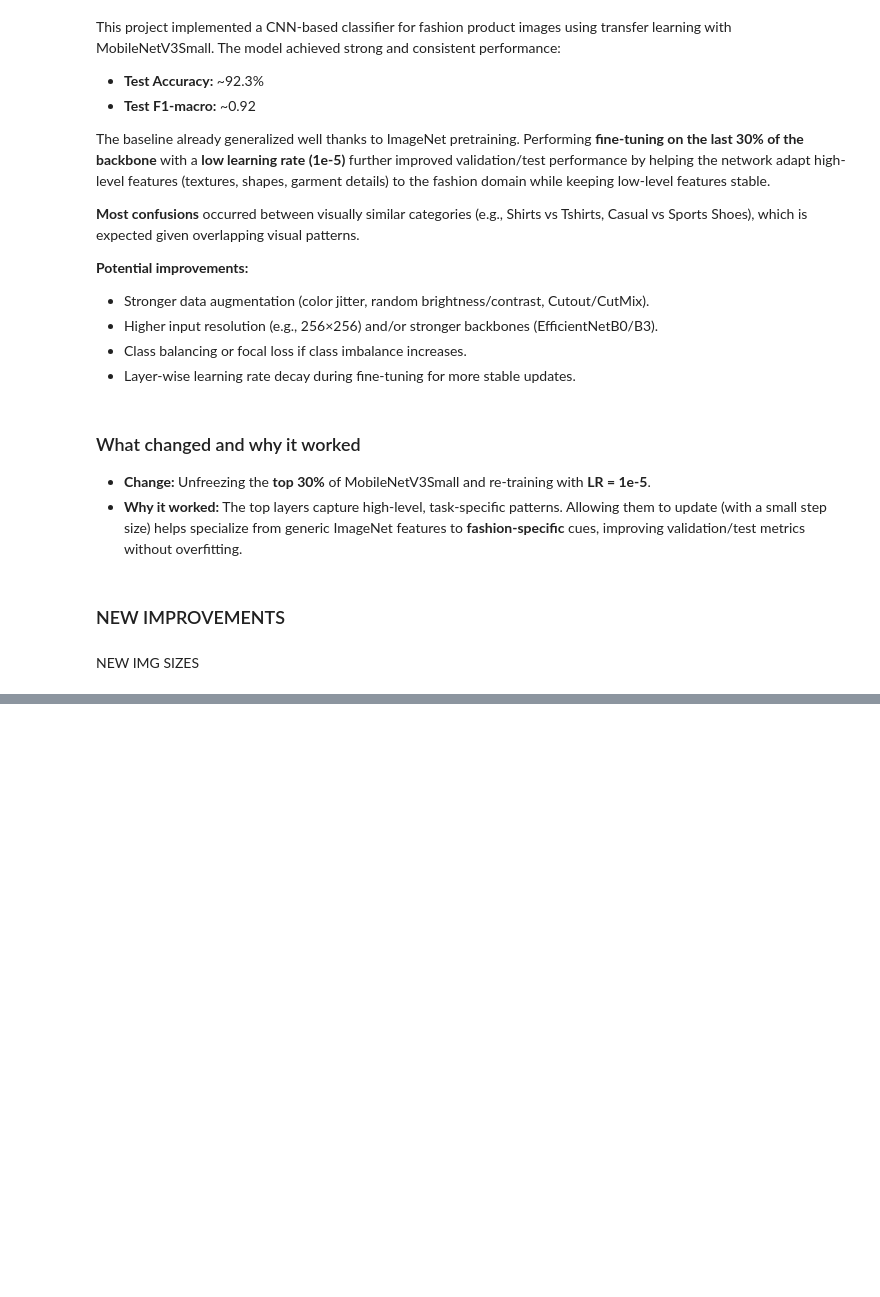
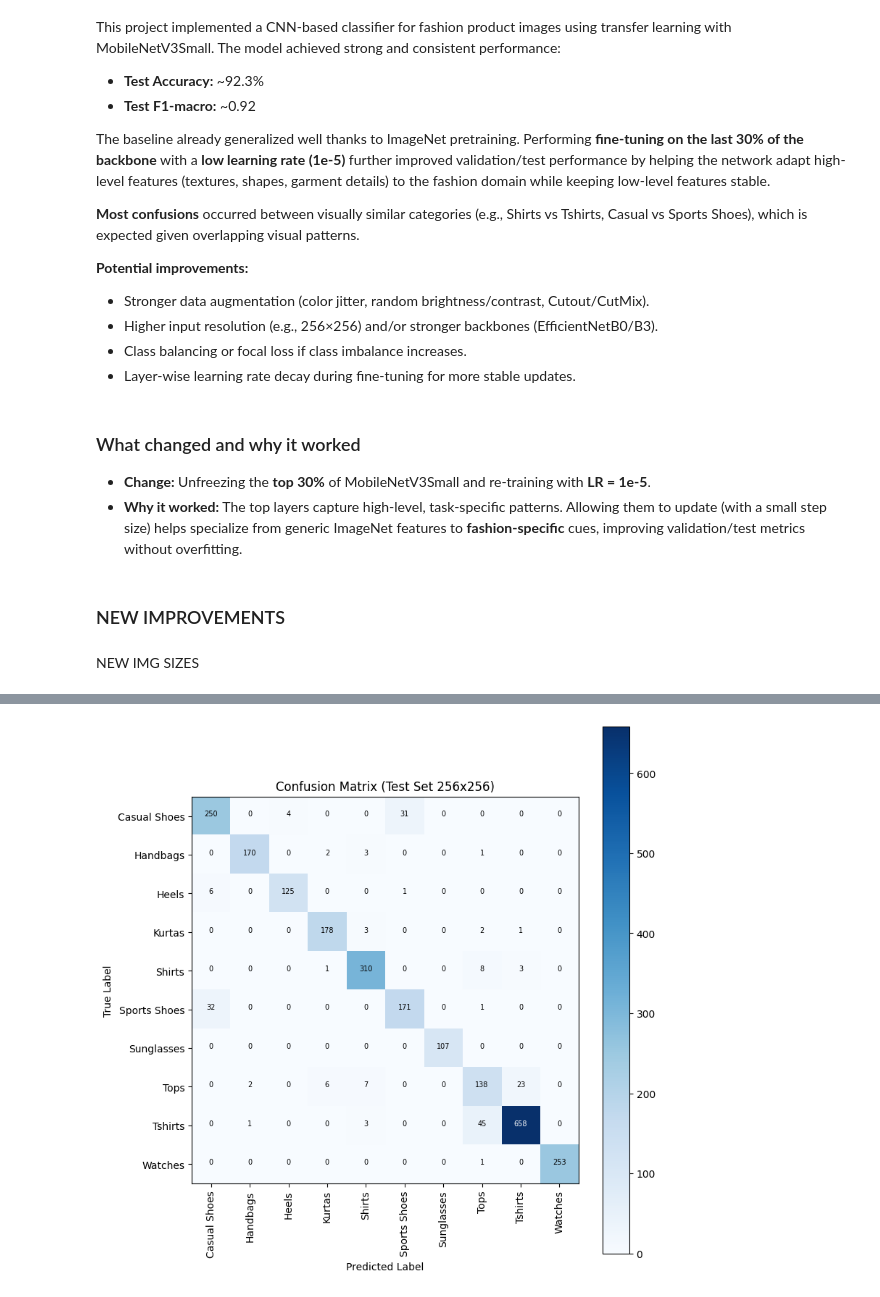
Before and after one commit to Sebastian-Espinoza-25/Deep-Learning-Implememtation, a Jupyter notebook: deep_learning_implementation.ipynb, the cells around one changed output, grey strips where cells are left out. Saved outputs shown, nothing was run; the diff lists cells and outputs as text; code cells hidden in the pictures; blank space fills up the shorter version.

Commit message:
Updated code to improve model

```diff
--- a/deep_learning_implementation.ipynb
+++ b/deep_learning_implementation.ipynb
@@ -808,0 +708,11 @@ ValueError: Input 0 of layer "functional_1" is incompatible with the layer: expe
+# %%
+ds_train, ds_val, class_names = load_ds(
+    DATA_ROOT,
+    img_size=IMG_SIZE,
+    batch_size=BATCH
+)
+
+for images, labels in ds_train.take(1):
+    print("Batch shape:", images.shape)
+
+print("Clases:", class_names)
@@ -808,0 +813,4 @@ ValueError: Input 0 of layer "functional_1" is incompatible with the layer: expe
+# %%
+UNFREEZE_RATIO = 0.30
+EPOCHS_FT = 8
+LR_FT = 1e-5
@@ -808,0 +893,64 @@ ValueError: Input 0 of layer "functional_1" is incompatible with the layer: expe
+# %%
+from sklearn.metrics import classification_report, confusion_matrix, accuracy_score, f1_score
+import itertools
+import matplotlib.pyplot as plt
+import numpy as np
+import os
+
+X_test, Y_test, class_names_test = load_all(os.path.join(DATA_ROOT, "test"))
+
+m_final_path = (
+    "runs/best_finetune.keras"
+    if os.path.exists("runs/best_finetune.keras")
+    else "runs/best.keras"
+)
+
+print("Evaluating model:", m_final_path)
+
+m_final = keras.models.load_model(m_final_path)
+
+P = m_final.predict(X_test, verbose=0)
+y_true = Y_test.argmax(1)
+y_pred = P.argmax(1)
+
+acc = accuracy_score(y_true, y_pred)
+f1m = f1_score(y_true, y_pred, average="macro")
+
+print("===================================")
+print("  FINAL TEST EVALUATION (256x256)")
+print("===================================")
+print(f"Test Accuracy     = {acc:.4f}")
+print(f"Test F1 (macro)   = {f1m:.4f}")
+print("")
+
+print("Classification Report:\n")
+print(classification_report(y_true, y_pred, target_names=class_names, digits=4))
+
+cm = confusion_matrix(y_true, y_pred)
+
+plt.figure(figsize=(8,8))
+plt.imshow(cm, interpolation='nearest', cmap='Blues')
+plt.title('Confusion Matrix (Test Set 256x256)')
+plt.colorbar()
+
+ticks = np.arange(len(class_names))
+plt.xticks(ticks, class_names, rotation=90)
+plt.yticks(ticks, class_names)
+
+thresh = cm.max() / 2.0
+for i, j in itertools.product(range(cm.shape[0]), range(cm.shape[1])):
+    plt.text(
+        j, i, format(cm[i, j], 'd'),
+        horizontalalignment="center",
+        color="white" if cm[i, j] > thresh else "black",
+        fontsize=7
+    )
+
+plt.tight_layout()
+plt.ylabel('True Label')
+plt.xlabel('Predicted Label')
+
+os.makedirs("reports/figures", exist_ok=True)
+plt.savefig("reports/figures/confusion_matrix_256.png", dpi=160)
+plt.show()
+# %% [output]
@@ -808,0 +974 @@ ValueError: Input 0 of layer "functional_1" is incompatible with the layer: expe
+[figure, added]
```
Also changed, not shown: parts of 21 cells of this notebook, 6 other files.
